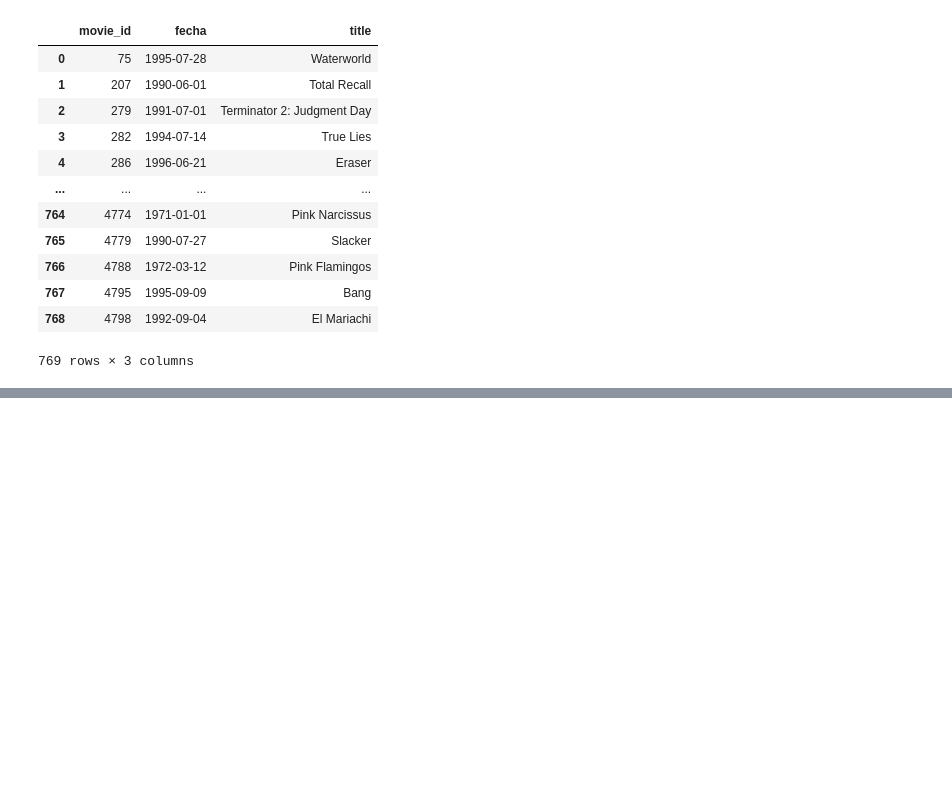
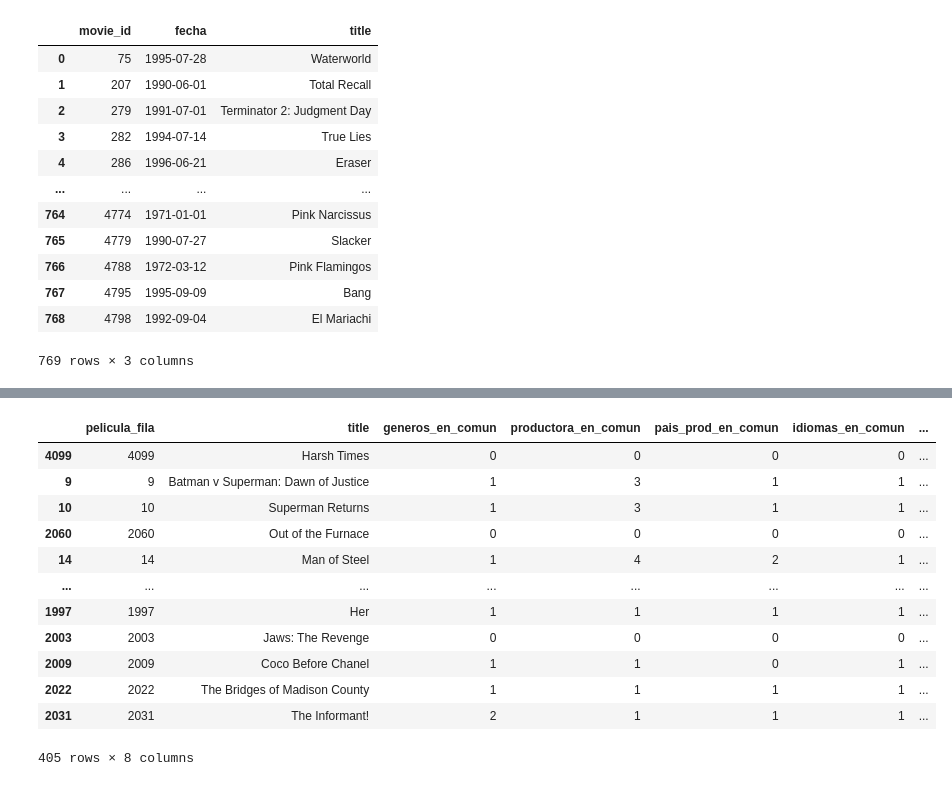
Before and after one commit to HugoMAT/Proyecto_Aplica, a Jupyter notebook: project/Predictor fase alpha.ipynb, the cells around one changed output, grey strips where cells are left out. Cells and saved outputs as stored; diff of their text form; code cells hidden in the pictures; blank space fills up the shorter version.

```diff
--- a/project/Untitled.ipynb
+++ b/project/Predictor fase alpha.ipynb
@@ -814,0 +886,16 @@ Name: movie_id, Length: 4803, dtype: bool
+# %%
+juntar(top_inter(65), find_actores(65), find_director(65))
+# %% [output]
+|  | pelicula_fila | title | generos_en_comun | productora_en_comun | pais_prod_en_comun | idiomas_en_comun | ... |
+| 4099 | 4099 | Harsh Times | 0 | 0 | 0 | 0 | ... |
+| 9 | 9 | Batman v Superman: Dawn of Justice | 1 | 3 | 1 | 1 | ... |
+| 10 | 10 | Superman Returns | 1 | 3 | 1 | 1 | ... |
+| 2060 | 2060 | Out of the Furnace | 0 | 0 | 0 | 0 | ... |
+| 14 | 14 | Man of Steel | 1 | 4 | 2 | 1 | ... |
+| ... | ... | ... | ... | ... | ... | ... | ... |
+| 1997 | 1997 | Her | 1 | 1 | 1 | 1 | ... |
+| 2003 | 2003 | Jaws: The Revenge | 0 | 0 | 0 | 0 | ... |
+| 2009 | 2009 | Coco Before Chanel | 1 | 1 | 0 | 1 | ... |
+| 2022 | 2022 | The Bridges of Madison County | 1 | 1 | 1 | 1 | ... |
+| 2031 | 2031 | The Informant! | 2 | 1 | 1 | 1 | ... |
+405 rows × 8 columns
```
Also changed, not shown: parts of 14 cells of this notebook.
